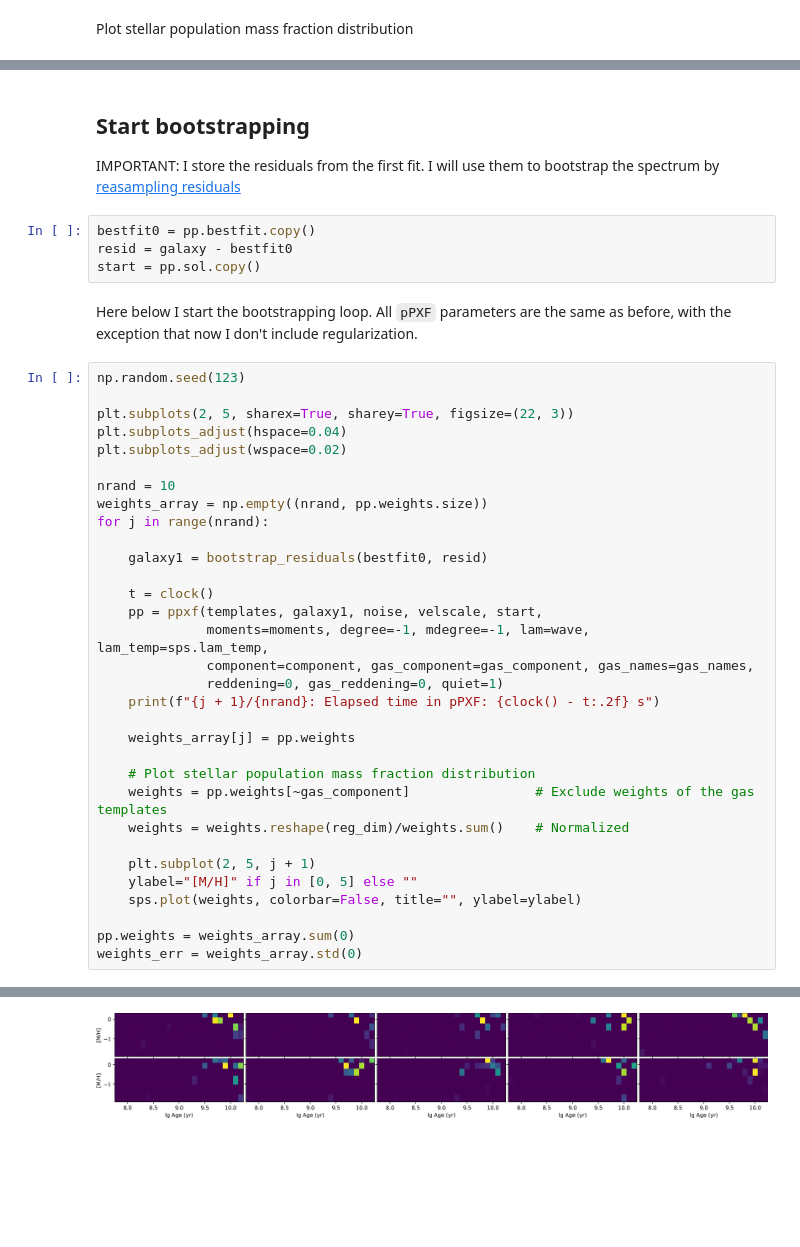
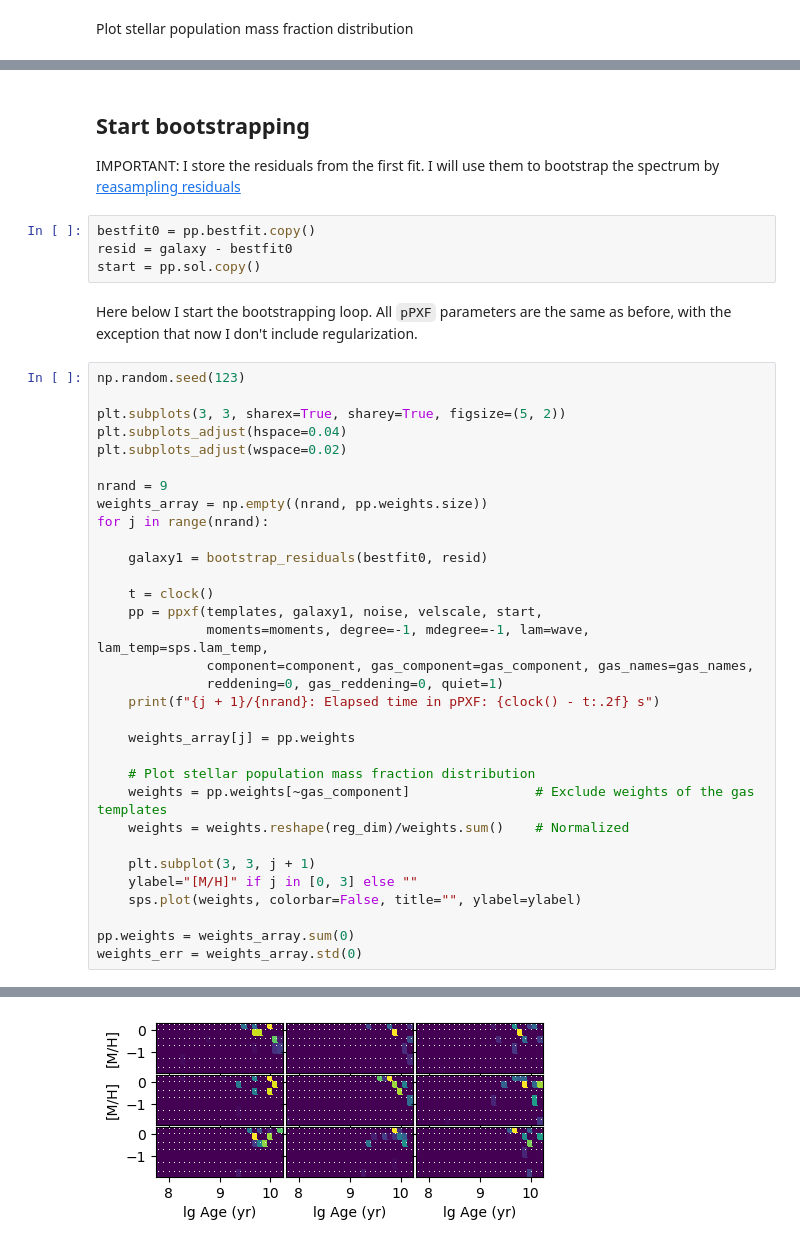
Before and after one commit to micappe/ppxf_examples, a Jupyter notebook: ppxf_example_population_bootstrap.ipynb, the cells around one changed output, grey strips where cells are left out. Cells and saved outputs as stored; diff of their text form; blank space fills up the shorter version.

```diff
--- a/ppxf_example_population_bootstrap.ipynb
+++ b/ppxf_example_population_bootstrap.ipynb
@@ -218,21 +280,23 @@ sps.plot(weights)
 # %% [markdown]
 ## Start bootstrapping
 
-IMPORTANT: I store the residuals from the first fit. I will use them to bootstrap the spectrum by [reasampling residuals](https://en.wikipedia.org/wiki/Bootstrapping_(statistics)#Resampling_residuals)
+IMPORTANT: I store the residuals from the first fit. I will use them to bootstrap the spectrum by
+[reasampling residuals](https://en.wikipedia.org/wiki/Bootstrapping_(statistics)#Resampling_residuals)
 # %%
 bestfit0 = pp.bestfit.copy()
 resid = galaxy - bestfit0
 start = pp.sol.copy()
 # %% [markdown]
-Here below I start the bootstrapping loop. All `pPXF` parameters are the same as before, with the exception that now I don't include regularization.
+Here below I start the bootstrapping loop. All `pPXF` parameters are the same
+as before, with the exception that now I don't include regularization.
 # %%
 np.random.seed(123)
 
-plt.subplots(2, 5, sharex=True, sharey=True, figsize=(22, 3))
+plt.subplots(3, 3, sharex=True, sharey=True, figsize=(5, 2))
 plt.subplots_adjust(hspace=0.04)
 plt.subplots_adjust(wspace=0.02)
 
-nrand = 10
+nrand = 9
 weights_array = np.empty((nrand, pp.weights.size))
 for j in range(nrand):
 
@@ -251,8 +315,8 @@ for j in range(nrand):
     weights = pp.weights[~gas_component]                # Exclude weights of the gas templates
     weights = weights.reshape(reg_dim)/weights.sum()    # Normalized
 
-    plt.subplot(2, 5, j + 1)
-    ylabel="[M/H]" if j in [0, 5] else ""
+    plt.subplot(3, 3, j + 1)
+    ylabel="[M/H]" if j in [0, 3] else ""
     sps.plot(weights, colorbar=False, title="", ylabel=ylabel)
 
 pp.weights = weights_array.sum(0)
@@ -271,3 +334,3 @@ weights_err = weights_array.std(0)
-[figure, old version]
+[figure, new version]
 # %% [markdown]
 Plot the average stellar population mass fraction distribution and uncertainties.
```
Also changed, not shown: parts of 27 cells of this notebook, 12 other files.
